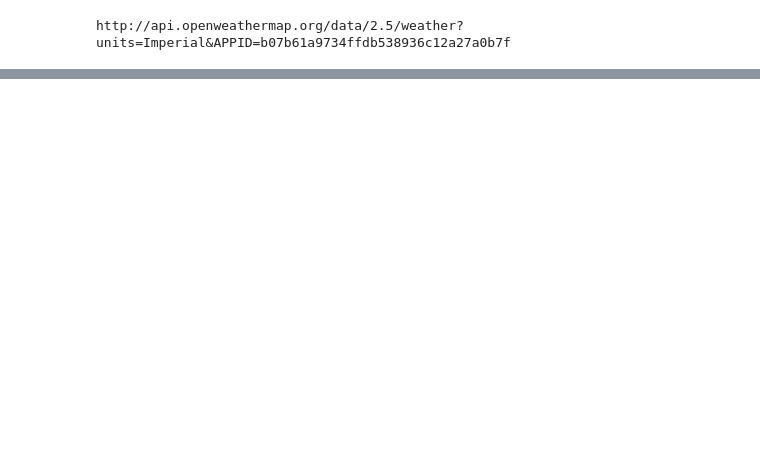
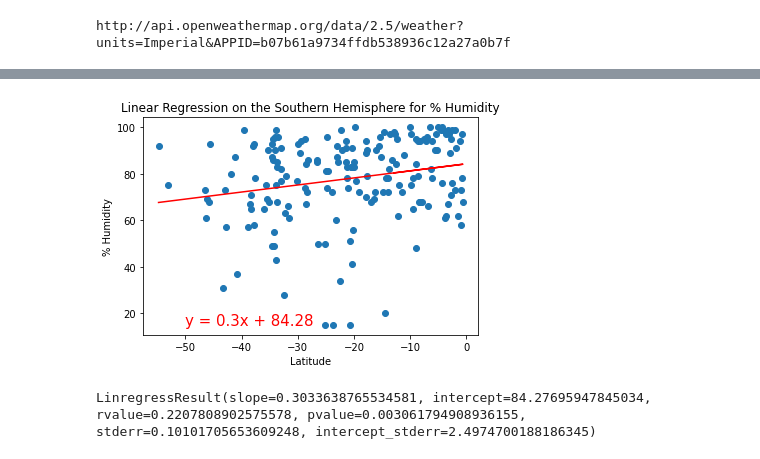
Before and after one commit to HMojadidi/World_Weather_Analysis, a Jupyter notebook: WeatherPy.ipynb, the cells around one changed output, grey strips where cells are left out. Cells and saved outputs as stored; diff of their text form; code cells hidden in the pictures; blank space fills up the shorter version.

```diff
--- a/WeatherPy.ipynb
+++ b/WeatherPy.ipynb
@@ -257,0 +367,13 @@ plt.show()
+# %%
+# Linear regression on the Southern Hemisphere for humidity
+x_values = southern_hemi_df["Lat"]
+y_values = southern_hemi_df["Humidity"]
+# Call the function.
+plot_linear_regression(x_values, y_values,
+                       'Linear Regression on the Southern Hemisphere for % Humidity', '% Humidity',(-50,15))
+# %% [output]
+[figure, added]
+# %%
+linregress(x_values, y_values)
+# %% [output]
+LinregressResult(slope=0.3033638765534581, intercept=84.27695947845034, rvalue=0.2207808902575578, pvalue=0.003061794908936155, stderr=0.10101705653609248, intercept_stderr=2.4974700188186345)
```
Also changed, not shown: parts of 28 cells of this notebook.
